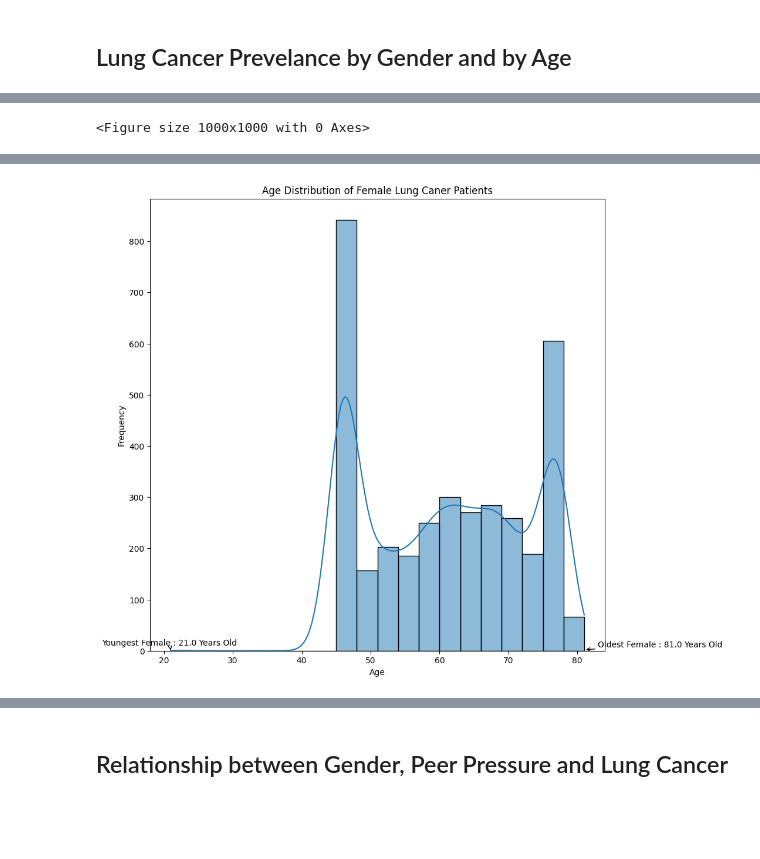
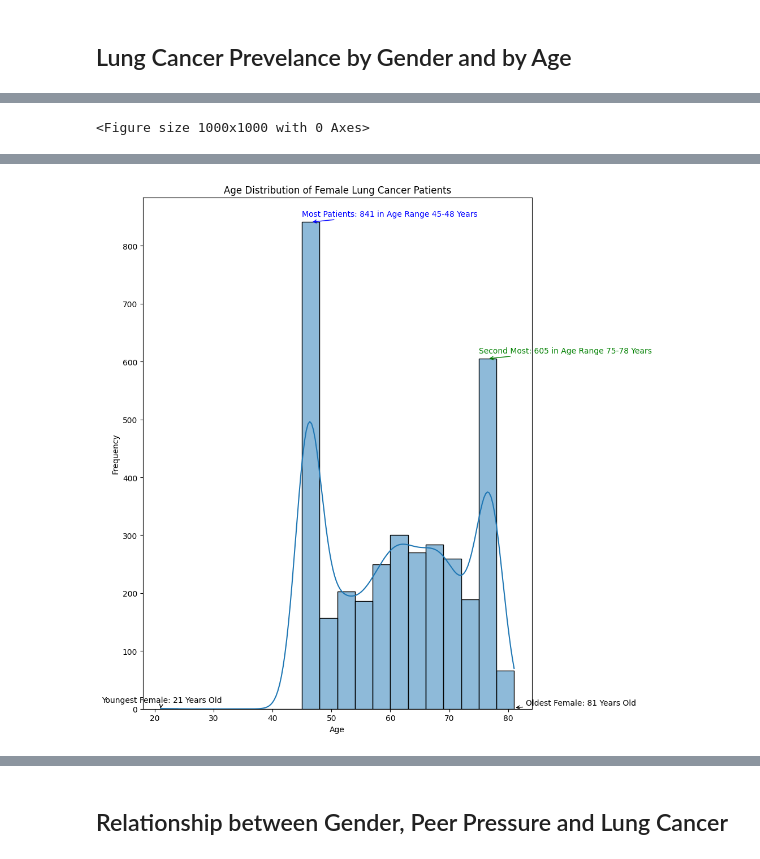
Before and after one commit to mattyapers/DSA312-Lung-Cancer, a Jupyter notebook: LungCancer.ipynb, the cells around one changed output, grey strips where cells are left out. Cells and saved outputs as stored; diff of their text form; code cells hidden in the pictures; blank space fills up the shorter version.

```diff
--- a/LungCancer.ipynb
+++ b/LungCancer.ipynb
@@ -313,42 +388,88 @@ Text(81.0, 6, 'Oldest Male: 79.0 Years Old')
 # %%
-# Male Lung Cancer Patients
 plt.figure(figsize=(10,10))
 
-## Youngest Female and Oldest Female
+# Youngest and oldest female ages and their frequencies
 min_female_age = female_lung_cancer_y['AGE'].min()
 min_female_age_freq = len(female_lung_cancer_y[female_lung_cancer_y['AGE'] == min_female_age])
 
 max_female_age = female_lung_cancer_y['AGE'].max()
 max_female_age_freq = len(female_lung_cancer_y[female_lung_cancer_y['AGE'] == max_female_age])
 
-sns.histplot(
+# Create histogram with KDE for female lung cancer patients
+hist = sns.histplot(
     x='AGE',
     data=female_lung_cancer_y,
     bins=20,
     kde=True,
-    alpha = 0.5
+    alpha=0.5
 )
 
-plt.title('Age Distribution of Female Lung Caner Patients')
+# Extract the heights of the histogram bars
+counts, bin_edges = np.histogram(female_lung_cancer_y['AGE'], bins=20)
+
+# Find the bin with the maximum count and the second-highest count
+sorted_indices = np.argsort(counts)  # Sort counts to get indices of highest frequencies
+max_bin_idx = sorted_indices[-1]     # Index of the highest bin
+second_max_bin_idx = sorted_indices[-2]  # Index of the second-highest bin
+
+# Get the bin ranges and convert to whole numbers
+max_bin_range = (int(bin_edges[max_bin_idx]), int(bin_edges[max_bin_idx + 1]))
+second_max_bin_range = (int(bin_edges[second_max_bin_idx]), int(bin_edges[second_max_bin_idx + 1]))
+
+# Get the counts for the top two bins
+max_count = counts[max_bin_idx]
+second_max_count = counts[second_max_bin_idx]
+
+# Set plot title and labels
+plt.title('Age Distribution of Female Lung Cancer Patients')
 plt.xlabel('Age')
 plt.ylabel('Frequency')
 
+# Annotate youngest age for females
+plt.annotate(
+    f'Youngest Female: {int(min_female_age)} Years Old',
+    xy=(min_female_age, min_female_age_freq),
+    xytext=(min_female_age - 10, min_female_age_freq + 10),
+    arrowprops=dict(color='black', arrowstyle='->'),
+    fontsize=10,
+    color='black'
+)
 
-## Annotate youngest age for Male
+# Annotate oldest age for females
 plt.annotate(
-    f'Youngest Female : {min_female_age} Years Old',
-    xy=(min_female_age,min_female_age_freq),
-    xytext=(min_female_age - 10, min_female_age_freq + 10),
-    arrowprops=dict(color='black',
-                    arrowstyle='->')
-)
-## Annotate oldest age for Male
-plt.annotate(
-    f'Oldest Female : {max_female_age} Years Old',
+    f'Oldest Female: {int(max_female_age)} Years Old',
     xy=(max_female_age, max_female_age_freq),
     xytext=(max_female_age + 2, max_female_age_freq + 5),
-    arrowprops=dict(color='black',
-                    arrowstyle='->')
+    arrowprops=dict(color='black', arrowstyle='->'),
+    fontsize=10,
+    color='black'
 )
+
+# Annotate the bin with the most female cancer patients
+plt.annotate(
+    f'Most Patients: {max_count} in Age Range {max_bin_range[0]}-{max_bin_range[1]} Years',
+    xy=((max_bin_range[0] + max_bin_range[1]) / 2, max_count),
+    xytext=(max_bin_range[0], max_count + 10),
+    arrowprops=dict(color='blue', arrowstyle='->'),
+    fontsize=10,
+    color='blue'
+)
+
+# Annotate the bin with the second-most female cancer patients
+plt.annotate(
+    f'Second Most: {second_max_count} in Age Range {second_max_bin_range[0]}-{second_max_bin_range[1]} Years',
+    xy=((second_max_bin_range[0] + second_max_bin_range[1]) / 2, second_max_count),
+    xytext=(second_max_bin_range[0], second_max_count + 10),
+    arrowprops=dict(color='green', arrowstyle='->'),
+    fontsize=10,
+    color='green'
+)
+
+# Show the plot
+plt.tight_layout()
+plt.show()
+
+f'Highest proportion of Female Lung Cancer: {max_count / len(female_lung_cancer_y) * 100 :.1f}%'
+f'Second Highest proportion of Female Lung Cancer: {second_max_count / len(female_lung_cancer_y) * 100 :.1f}%'
 # %% [output]
 <Figure size 1000x1000 with 0 Axes>
@@ -361 +483 @@ Text(83.0, 7, 'Oldest Female : 81.0 Years Old')
-[figure, old version]
+[figure, new version]
```
Also changed, not shown: parts of 22 cells of this notebook.
